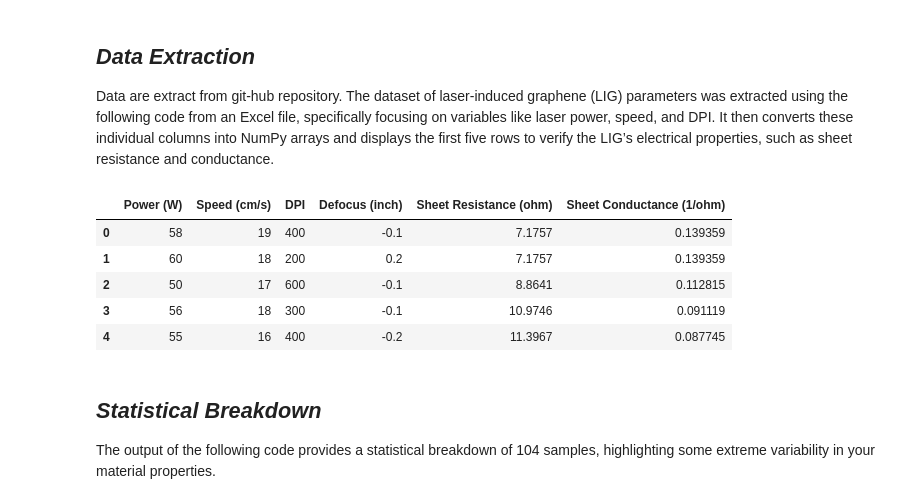
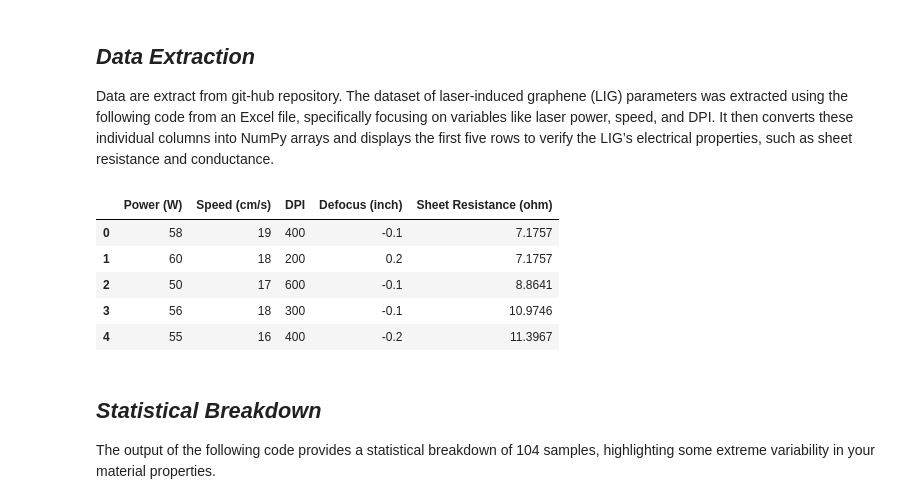
Before and after one commit to mta-phy/5820x, a Jupyter notebook: HWs/Project-1 v2.ipynb, the cells around one changed output. Drawn from its saved outputs; the diff is of its cells as text; code cells hidden in the pictures.

```diff
--- a/HWs/Project-1 v2.ipynb
+++ b/HWs/Project-1 v2.ipynb
@@ -16,22 +16,21 @@ Data are extract from git-hub repository. The dataset of laser-induced graphene
 # %%
 import pandas as pd
 import numpy as np
-url = 'https://github.com/mta-phy/5820x/raw/main/HWs/LIG_DATA.xlsx'
+url = 'https://github.com/mta-phy/5820x/raw/main/HWs/LIG.xlsx'
 Data = pd.read_excel(url)
 Power = Data.iloc[:, 0].to_numpy();
 Speed = Data.iloc[:, 1].to_numpy();
 DPI = Data.iloc[:, 2].to_numpy();
 Defocus = Data.iloc[:, 3].to_numpy();
 Sheet_resistance= Data.iloc[:, 4].to_numpy();
-Sheet_conductance= Data.iloc[:, 5].to_numpy();
 Data.head(5)
 # %% [output]
-|  | Power (W) | Speed (cm/s) | DPI | Defocus (inch) | Sheet Resistance (ohm) | Sheet Conductance (1/ohm) |
-| 0 | 58 | 19 | 400 | -0.1 | 7.1757 | 0.139359 |
-| 1 | 60 | 18 | 200 | 0.2 | 7.1757 | 0.139359 |
-| 2 | 50 | 17 | 600 | -0.1 | 8.8641 | 0.112815 |
-| 3 | 56 | 18 | 300 | -0.1 | 10.9746 | 0.091119 |
-| 4 | 55 | 16 | 400 | -0.2 | 11.3967 | 0.087745 |
+|  | Power (W) | Speed (cm/s) | DPI | Defocus (inch) | Sheet Resistance (ohm) |
+| 0 | 58 | 19 | 400 | -0.1 | 7.1757 |
+| 1 | 60 | 18 | 200 | 0.2 | 7.1757 |
+| 2 | 50 | 17 | 600 | -0.1 | 8.8641 |
+| 3 | 56 | 18 | 300 | -0.1 | 10.9746 |
+| 4 | 55 | 16 | 400 | -0.2 | 11.3967 |
 # %% [markdown]
 ## *Statistical Breakdown*
 The output of the following code provides a statistical breakdown of 104 samples, highlighting some extreme variability in your material properties.
```
Also changed, not shown: parts of 4 cells of this notebook, 3 other files.
